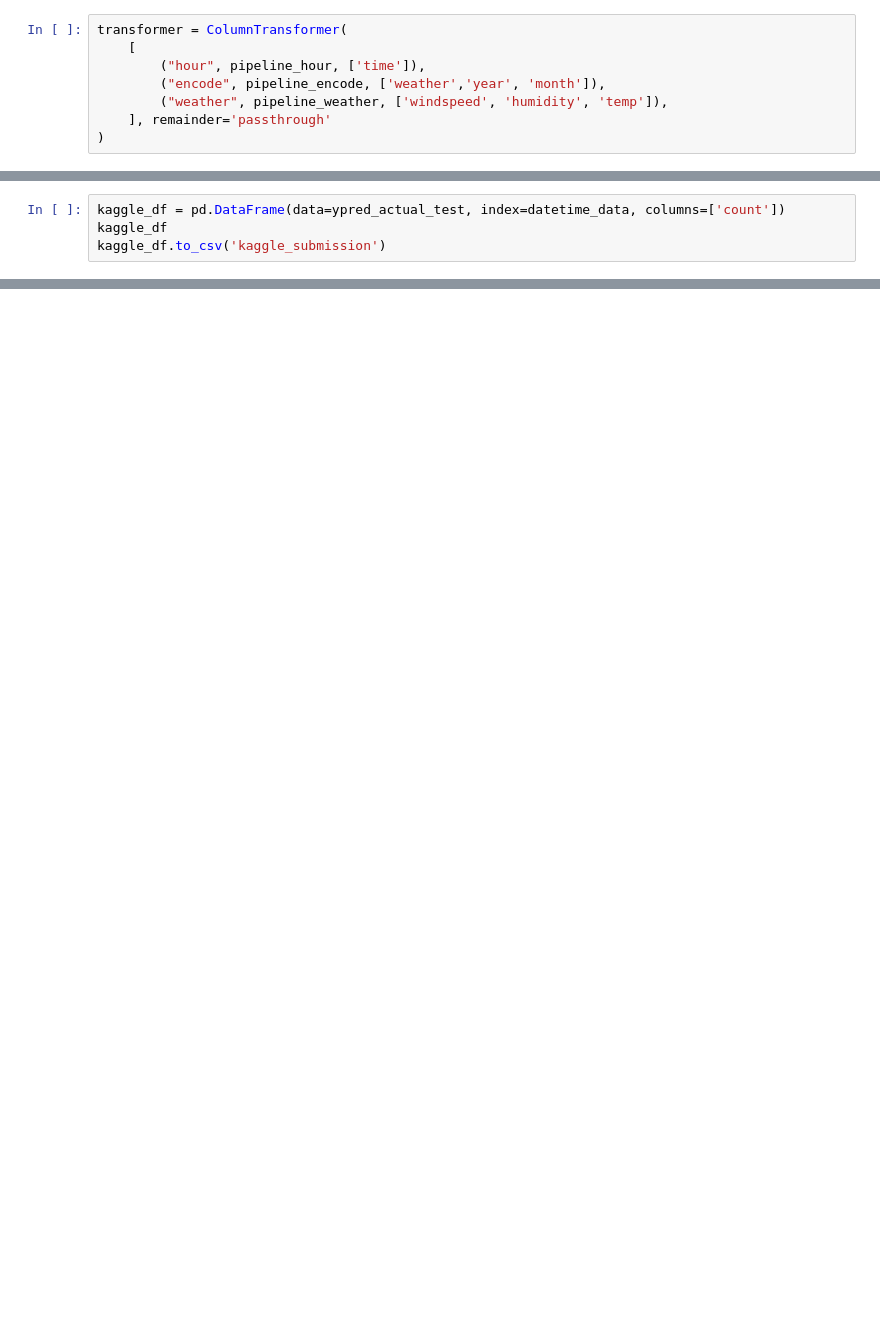
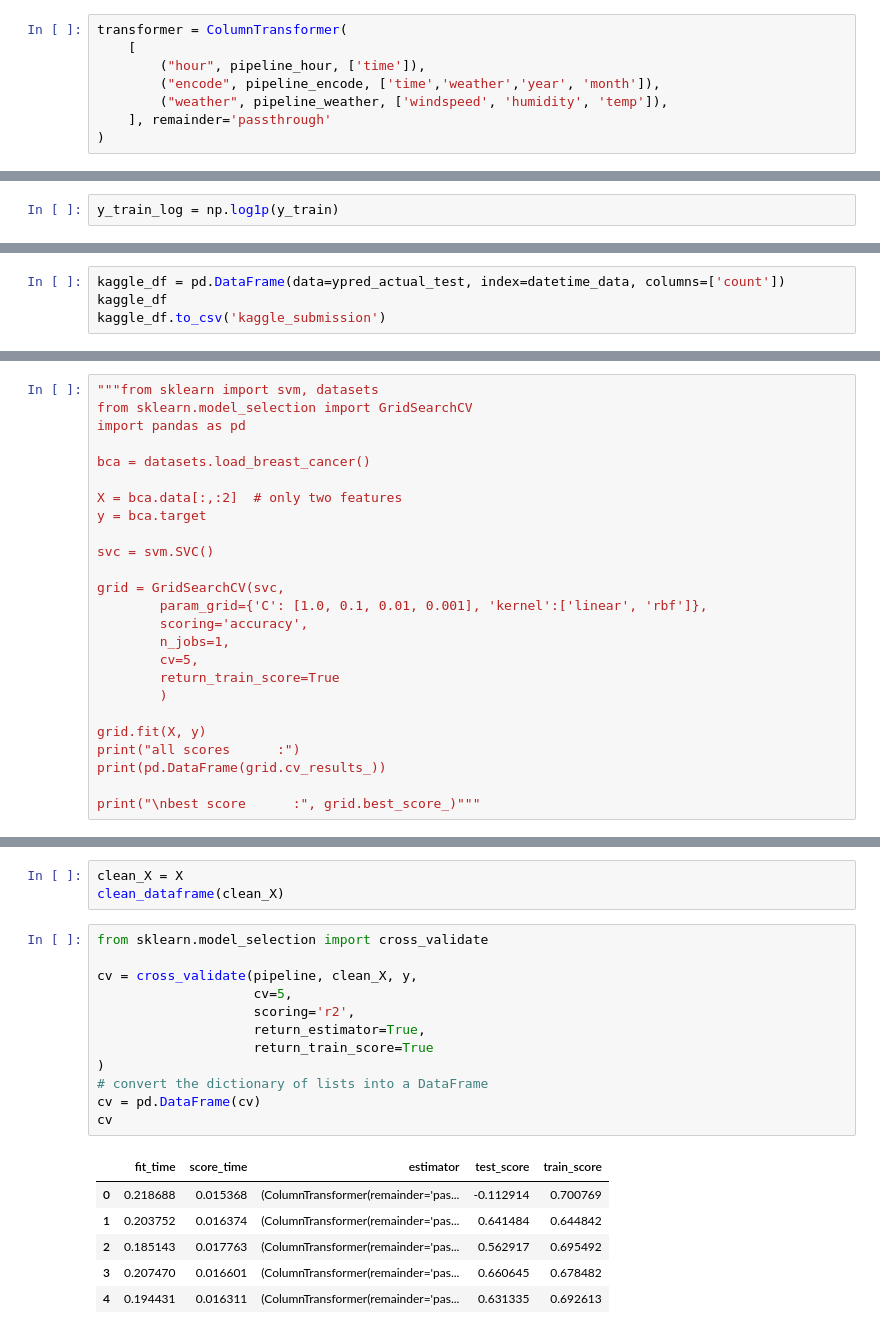
Before and after one commit to Kenoai/Spiced-Academy-Bootcamp, a Jupyter notebook: week_3/Project_3/Project_3.ipynb, the cells around one changed output, grey strips where cells are left out. Drawn from its saved outputs; the diff is of its cells as text; blank space fills up the shorter version.

Commit message:
minor improvements, added parameter tuning and models comparison at the end

```diff
--- a/week_3/Project_3/Project_3.ipynb
+++ b/week_3/Project_3/Project_3.ipynb
@@ -299,7 +265,7 @@ pipeline_weather = Pipeline([
 transformer = ColumnTransformer(
     [
         ("hour", pipeline_hour, ['time']),
-        ("encode", pipeline_encode, ['weather','year', 'month']),
+        ("encode", pipeline_encode, ['time','weather','year', 'month']),
         ("weather", pipeline_weather, ['windspeed', 'humidity', 'temp']),
     ], remainder='passthrough'
 )
@@ -347,0 +277,2 @@ round(np.sqrt(mean_squared_log_error(y_test, ypred_test)),5)
+# %%
+y_train_log = np.log1p(y_train)
@@ -378,0 +327,25 @@ cv
+# %%
+"""from sklearn import svm, datasets
+from sklearn.model_selection import GridSearchCV
+import pandas as pd
+
+bca = datasets.load_breast_cancer()
+
+X = bca.data[:,:2]  # only two features
+y = bca.target
+
+svc = svm.SVC()
+
+grid = GridSearchCV(svc,
+        param_grid={'C': [1.0, 0.1, 0.01, 0.001], 'kernel':['linear', 'rbf']},
+        scoring='accuracy',
+        n_jobs=1,
+        cv=5,
+        return_train_score=True
+        )
+
+grid.fit(X, y)
+print("all scores      :")
+print(pd.DataFrame(grid.cv_results_))
+
+print("\nbest score      :", grid.best_score_)"""
@@ -378,0 +356,22 @@ cv
+# %%
+clean_X = X
+clean_dataframe(clean_X)
+# %%
+from sklearn.model_selection import cross_validate
+
+cv = cross_validate(pipeline, clean_X, y,
+                    cv=5,
+                    scoring='r2',
+                    return_estimator=True,
+                    return_train_score=True
+)
+# convert the dictionary of lists into a DataFrame
+cv = pd.DataFrame(cv)
+cv
+# %% [output]
+|  | fit_time | score_time | estimator | test_score | train_score |
+| 0 | 0.218688 | 0.015368 | (ColumnTransformer(remainder='pas... | -0.112914 | 0.700769 |
+| 1 | 0.203752 | 0.016374 | (ColumnTransformer(remainder='pas... | 0.641484 | 0.644842 |
+| 2 | 0.185143 | 0.017763 | (ColumnTransformer(remainder='pas... | 0.562917 | 0.695492 |
+| 3 | 0.207470 | 0.016601 | (ColumnTransformer(remainder='pas... | 0.660645 | 0.678482 |
+| 4 | 0.194431 | 0.016311 | (ColumnTransformer(remainder='pas... | 0.631335 | 0.692613 |
```
Also changed, not shown: parts of 53 cells of this notebook.
